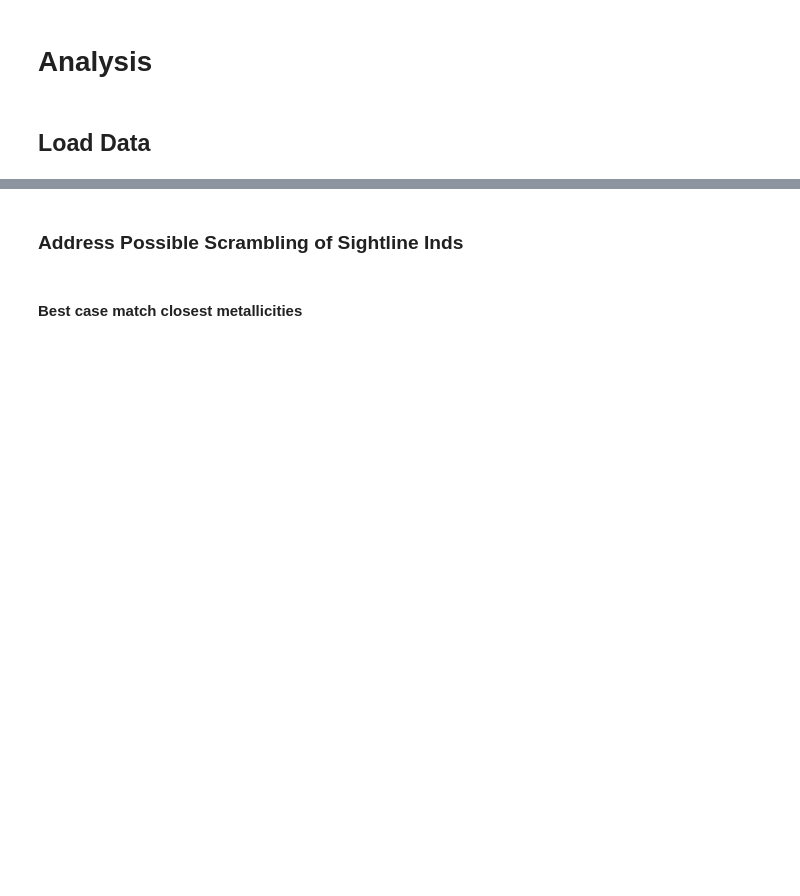
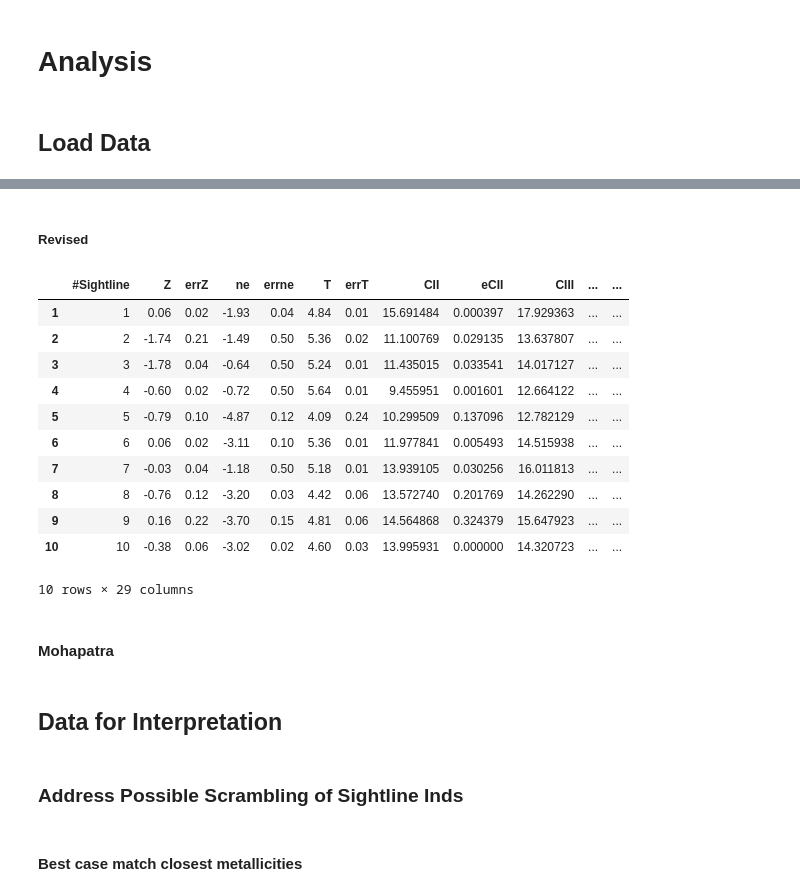
Before and after one commit to chummels/cgm_modeling_challenge, a Jupyter notebook: sample0_comparison.ipynb, the cells around one changed output, grey strips where cells are left out. Drawn from its saved outputs; the diff is of its cells as text; code cells hidden in the pictures; blank space fills up the shorter version.

```diff
--- a/sample0_comparison.ipynb
+++ b/sample0_comparison.ipynb
@@ -41,0 +55,5 @@ modeled = {
+# %%
+for key, item in columns.items():
+    item_arr = np.array(item)
+    modeled['{}'.format( key )] = item_arr[:,0]
+    modeled['e{}'.format( key )] = item_arr[:,1]
@@ -41,0 +78,2 @@ modeled = {
+# %% [markdown]
+##### Revised
@@ -41,0 +91,17 @@ modeled = {
+# %%
+revised
+# %% [output]
+|  | #Sightline | Z | errZ | ne | errne | T | errT | CII | eCII | CIII | ... | ... |
+| 1 | 1 | 0.06 | 0.02 | -1.93 | 0.04 | 4.84 | 0.01 | 15.691484 | 0.000397 | 17.929363 | ... | ... |
+| 2 | 2 | -1.74 | 0.21 | -1.49 | 0.50 | 5.36 | 0.02 | 11.100769 | 0.029135 | 13.637807 | ... | ... |
+| 3 | 3 | -1.78 | 0.04 | -0.64 | 0.50 | 5.24 | 0.01 | 11.435015 | 0.033541 | 14.017127 | ... | ... |
+| 4 | 4 | -0.60 | 0.02 | -0.72 | 0.50 | 5.64 | 0.01 | 9.455951 | 0.001601 | 12.664122 | ... | ... |
+| 5 | 5 | -0.79 | 0.10 | -4.87 | 0.12 | 4.09 | 0.24 | 10.299509 | 0.137096 | 12.782129 | ... | ... |
+| 6 | 6 | 0.06 | 0.02 | -3.11 | 0.10 | 5.36 | 0.01 | 11.977841 | 0.005493 | 14.515938 | ... | ... |
+| 7 | 7 | -0.03 | 0.04 | -1.18 | 0.50 | 5.18 | 0.01 | 13.939105 | 0.030256 | 16.011813 | ... | ... |
+| 8 | 8 | -0.76 | 0.12 | -3.20 | 0.03 | 4.42 | 0.06 | 13.572740 | 0.201769 | 14.262290 | ... | ... |
+| 9 | 9 | 0.16 | 0.22 | -3.70 | 0.15 | 4.81 | 0.06 | 14.564868 | 0.324379 | 15.647923 | ... | ... |
+| 10 | 10 | -0.38 | 0.06 | -3.02 | 0.02 | 4.60 | 0.03 | 13.995931 | 0.000000 | 14.320723 | ... | ... |
+10 rows × 29 columns
+# %% [markdown]
+#### Mohapatra
@@ -42,2 +115,4 @@ modeled = {
+# %% [markdown]
+## Data for Interpretation
 # %%
 phase_diagram = verdict.Dict.from_hdf5( './data/m12i_phase_diagram_z0.25.h5' )
```
Also changed, not shown: parts of 29 cells of this notebook, 13 other files.
